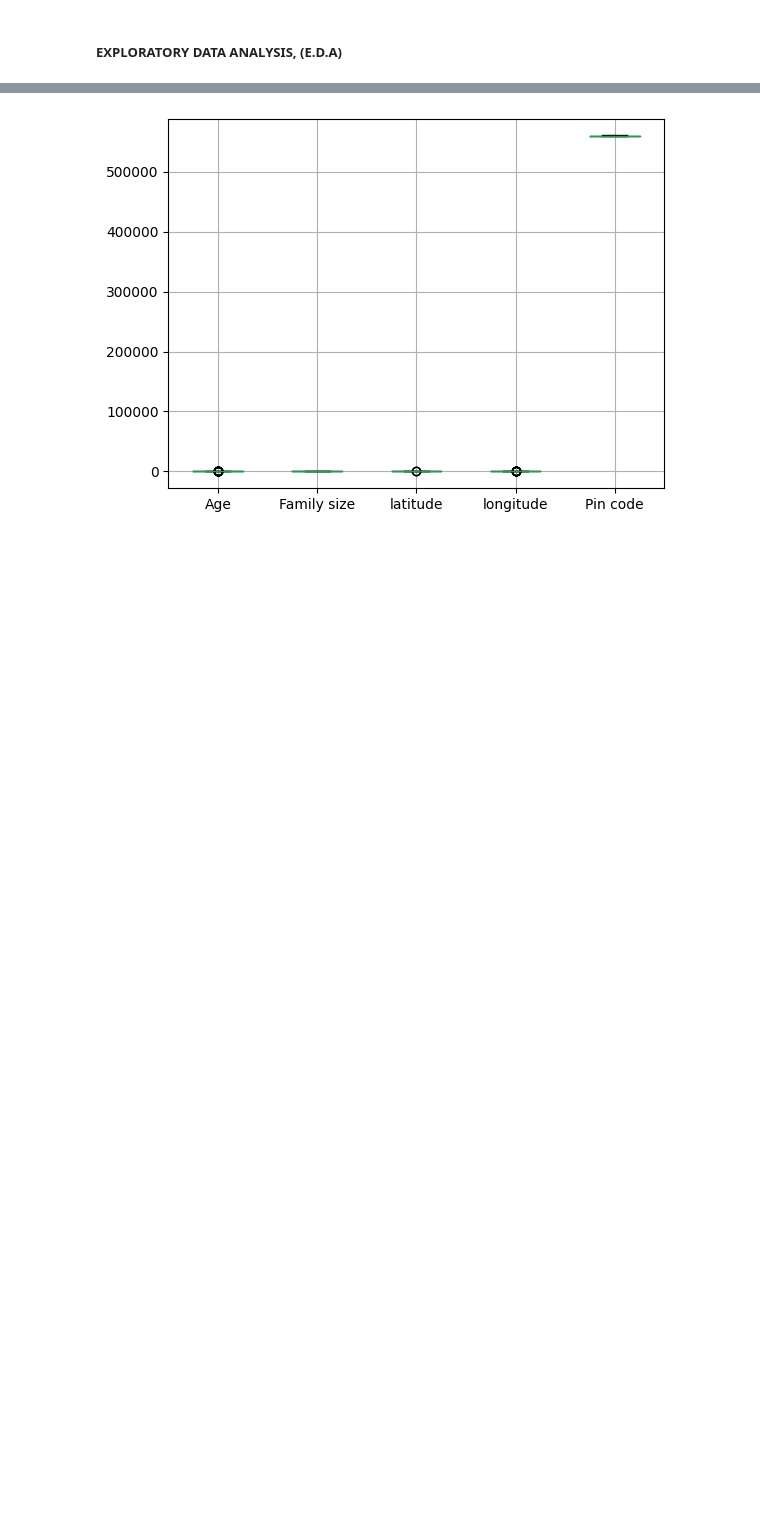
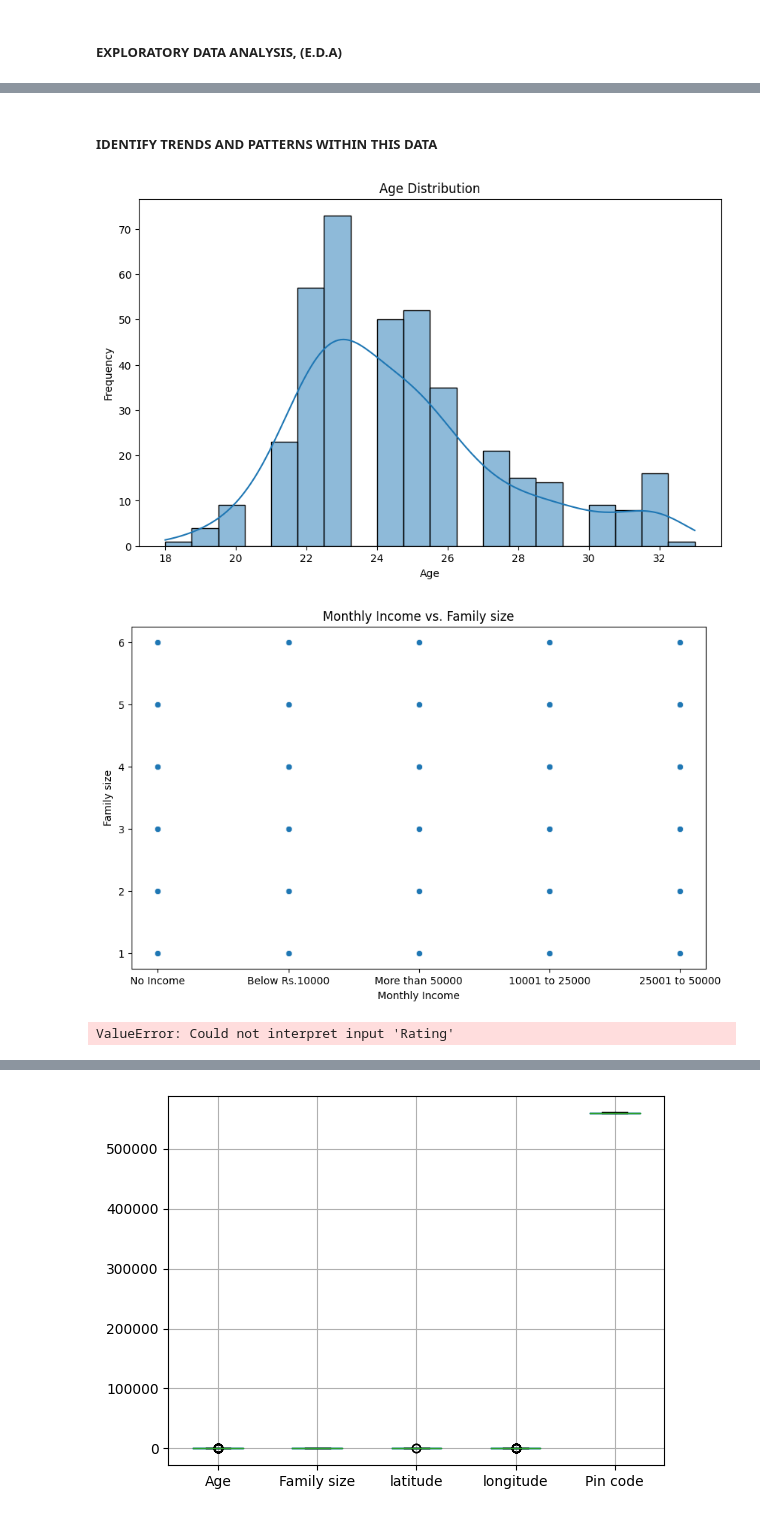
Before and after one commit to kwabenaboateng/ONLINE-FOOD, a Jupyter notebook: online food.ipynb, the cells around one changed output, grey strips where cells are left out. Cells and saved outputs as stored; diff of their text form; code cells hidden in the pictures; blank space fills up the shorter version.

```diff
--- a/online food.ipynb
+++ b/online food.ipynb
@@ -235,0 +189,39 @@ for column in online_food.columns:
+# %% [markdown]
+##### IDENTIFY TRENDS AND PATTERNS WITHIN THIS DATA
+# %%
+# Patterns and Trends Analysis
+# Example: Age distribution
+plt.figure(figsize=(10, 6))
+sns.histplot(online_food['Age'], bins=20, kde=True)
+plt.title('Age Distribution')
+plt.xlabel('Age')
+plt.ylabel('Frequency')
+plt.show()
+
+# Example: Monthly income vs. Family size
+plt.figure(figsize=(10, 6))
+sns.scatterplot(x='Monthly Income', y='Family size', data=online_food)
+plt.title('Monthly Income vs. Family size')
+plt.xlabel('Monthly Income')
+plt.ylabel('Family size')
+plt.show()
+
+# Example: Rating distribution by Gender
+plt.figure(figsize=(8, 6))
+sns.boxplot(x='Gender', y='Rating', data=online_food)
+plt.title('Rating Distribution by Gender')
+plt.xlabel('Gender')
+plt.ylabel('Rating')
+plt.show()
+
+# Example: Feedback sentiment analysis
+plt.figure(figsize=(8, 6))
+sns.countplot(x='Feedback', data=online_food)
+plt.title('Feedback Sentiment Analysis')
+plt.xlabel('Feedback')
+plt.ylabel('Count')
+plt.show()
+# %% [output]
+[figure, added]
+[figure, added]
+ValueError: Could not interpret input 'Rating'
```
Also changed, not shown: parts of 11 cells of this notebook.
